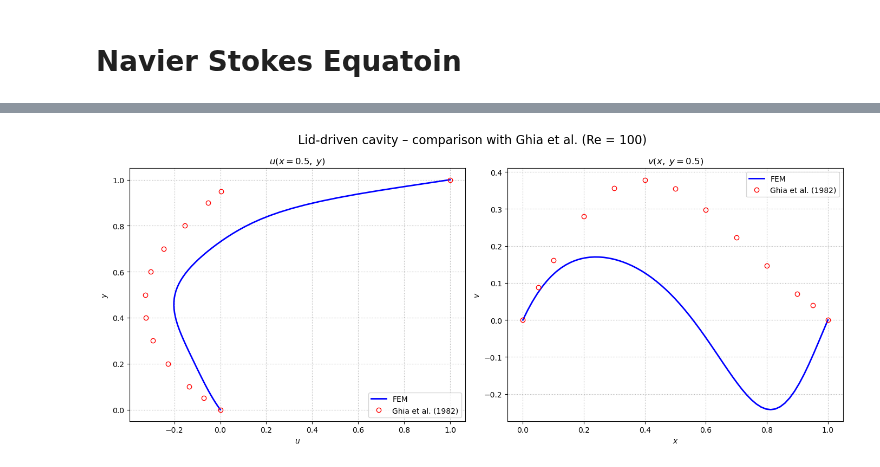
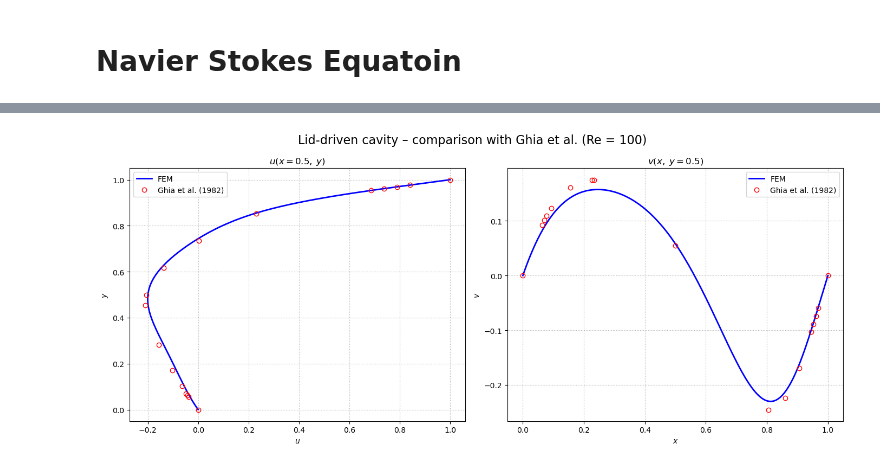
Before and after one commit to Jamal-dev/pycutfem, a Jupyter notebook: examples/cavity_verification.ipynb, the cells around one changed output, grey strips where cells are left out. Cells and saved outputs as stored; diff of their text form; code cells hidden in the pictures.

Commit message:
Cavity verification problem is matching with the benchmark problem. NewtonSolver is added more elegantly into nonlinear_solver.py file.

```diff
--- a/examples/cavity_verification.ipynb
+++ b/examples/cavity_verification.ipynb
@@ -92,10 +36,22 @@ def create_verification_plot(dof_handler, u_solution, reference_data):
+# %%
+# ============================================================================
+#    NEW: Verification Data and Plotting Function
+# ============================================================================
+
+# Digitized data from Ghia, Ghia, and Shin (1982), Table 1 for Re=100
+ghia_data_re100 = {
+    'y_locations': np.array([0.0, 0.0547, 0.0625, 0.0703, 0.1016, 0.1719, 0.2813, 0.4531, 0.5, 0.6172, 0.7344, 0.8516, 0.9531,0.9609,0.9688,0.9766,1.0]),
+    'u_velocity_on_vertical_centerline': np.array([0.0, -0.03717, -0.04192, -0.04775, -0.06434, -0.10150, -0.15662, -0.21090, -0.20581, -0.13641, 0.00332, 0.23151,0.68717,0.73722,0.78871,0.84123,1.0]),
+    'x_locations': np.array([0.0, 0.0625, 0.0703, 0.0781, 0.0938, 0.1563, 0.2266, 0.2344, 0.5, 0.8047, 0.8594, 0.9063, 0.9453, 0.9531, 0.9609, 0.9688, 1.0]),
+    'v_velocity_on_horizontal_centerline': np.array([0.0, 0.09233, 0.10091, 0.10890, 0.12317, 0.16077, 0.17507,0.17527,0.05454,-.24533,-.22445,-.16914,-.10313,-.08864,-.07391,-.05906,0.0])
+}
 # %%
 # 1. ============================================================================
 #    SETUP (Meshes, DofHandler, BCs)
 # ===============================================================================
 L, H = 1.0, 1.0
 # MODIFIED: Increased resolution for better accuracy
-NX, NY = 32, 32
+NX, NY = 70, 70
 nodes_q2, elems_q2, _, corners_q2 = structured_quad(L, H, nx=NX, ny=NY, poly_order=2)
 mesh_q2 = Mesh(nodes=nodes_q2, element_connectivity=elems_q2, elements_corner_nodes=corners_q2, element_type="quad", poly_order=2)
 mixed_element = MixedElement(mesh_q2, field_specs={'ux': 2, 'uy': 2, 'p': 1})
@@ -522,49 +197,9 @@ u_n.plot(kind='quiver', title=f"Velocity Magnitude at t={t:.2f}s", levels = 50)
 # %%
 import numpy as np
 import matplotlib.pyplot as plt
+from pycutfem.plotting import _extract_profile_1d
 
 
-def _extract_profile_1d(field_name: str,
-                        dof_handler,
-                        values: np.ndarray,
-                        *,
-                        line_axis: str,
-                        line_pos: float,
-                        atol: float = 1e-10):
-    """
-    Collect <values> of a scalar field along either
-        - the vertical   line x = line_pos   (line_axis='x'),  or
-        - the horizontal line y = line_pos   (line_axis='y').
-
-    Repeated coordinates (may happen with high-order elements) are
-    grouped and averaged so the returned arrays contain unique, sorted
-    locations and one value per location.
-    """
-    # 1. coordinates of *all* DOFs of this field
-    coords = dof_handler.get_dof_coords(field_name)        # shape (n_dofs,2)
-
-    if line_axis.lower() == "x":         # vertical centre-line
-        mask = np.isclose(coords[:, 0], line_pos, atol=atol)
-        line_coord = coords[mask, 1]     # y-coordinates
-    elif line_axis.lower() == "y":       # horizontal centre-line
-        mask = np.isclose(coords[:, 1], line_pos, atol=atol)
-        line_coord = coords[mask, 0]     # x-coordinates
-    else:
-        raise ValueError("line_axis must be 'x' or 'y'.")
-
-    vals_on_line = values[mask]
-
-    # 2. group (coord,value) pairs that are numerically identical
-    #    → one representative per coordinate
-    unique_map = {}          # coord -> list of values
-    for c, v in zip(line_coord, vals_on_line):
-        key = float(f"{c:.12f}")         # round to 1e-12 for stability
-        unique_map.setdefault(key, []).append(v)
-
-    sorted_items = sorted(unique_map.items())      # sort by coord
-    coords_out = np.array([k for k, _ in sorted_items])
-    vals_out   = np.array([np.mean(vs) for _, vs in sorted_items])
-    return coords_out, vals_out
 # ---------------------------------------------------------------------------
 
 
@@ -603,31 +238,31 @@ def create_verification_plot(dh, u_vec, reference_data, *,
     # ------------------------------------------------------------------
     fig, (ax_u, ax_v) = plt.subplots(1, 2, figsize=(14, 6), sharey=False)
     fig.suptitle("Lid-driven cavity – comparison with Ghia et al. (Re = 100)",
                  fontsize=16)
 
     # u-velocity along vertical centre-line
     ax_u.plot(u_sol, y_sol, 'b-', lw=2, label='FEM')
     ax_u.plot(reference_data['u_velocity_on_vertical_centerline'],
               reference_data['y_locations'],
               'ro',  mfc='none', label='Ghia et al. (1982)')
     ax_u.set_xlabel(r'$u$');  ax_u.set_ylabel(r'$y$')
     ax_u.set_title(r'$u(x=0.5,\;y)$')
     ax_u.grid(ls=':')
     ax_u.legend()
 
     # v-velocity along horizontal centre-line
     ax_v.plot(x_sol, v_sol, 'b-', lw=2, label='FEM')
     ax_v.plot(reference_data['x_locations'],
               reference_data['v_velocity_on_horizontal_centerline'],
               'ro',  mfc='none', label='Ghia et al. (1982)')
     ax_v.set_xlabel(r'$x$');  ax_v.set_ylabel(r'$v$')
     ax_v.set_title(r'$v(x,\;y=0.5)$')
     ax_v.grid(ls=':')
     ax_v.legend()
 
     plt.tight_layout()
     plt.show()
 
 create_verification_plot(dof_handler, u_n, ghia_data_re100)
 # %% [output]
-[figure, old version]
+[figure, new version]
```
Also changed, not shown: parts of 11 cells of this notebook, 8 other files.
